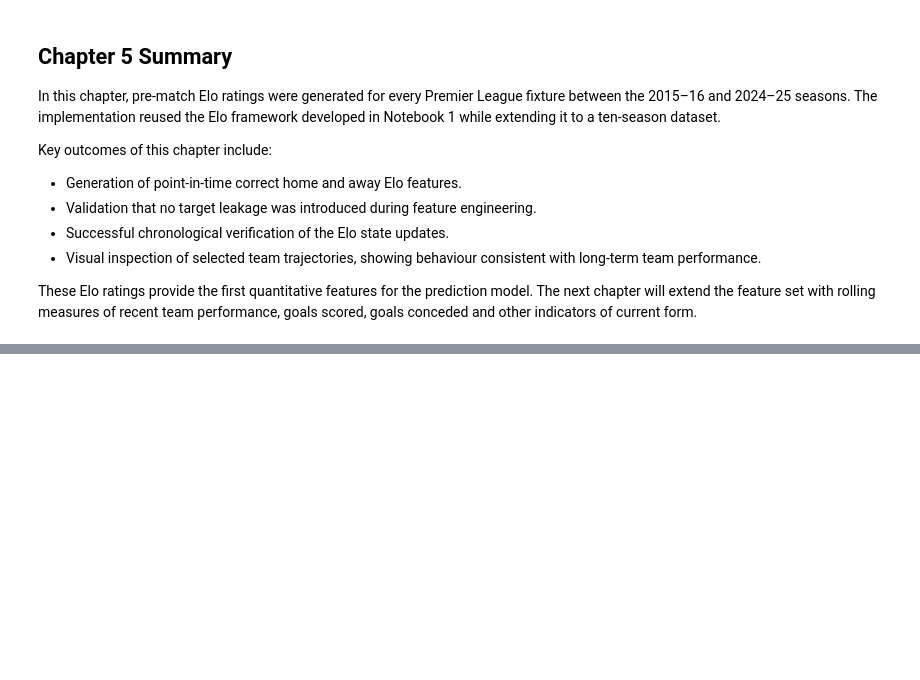
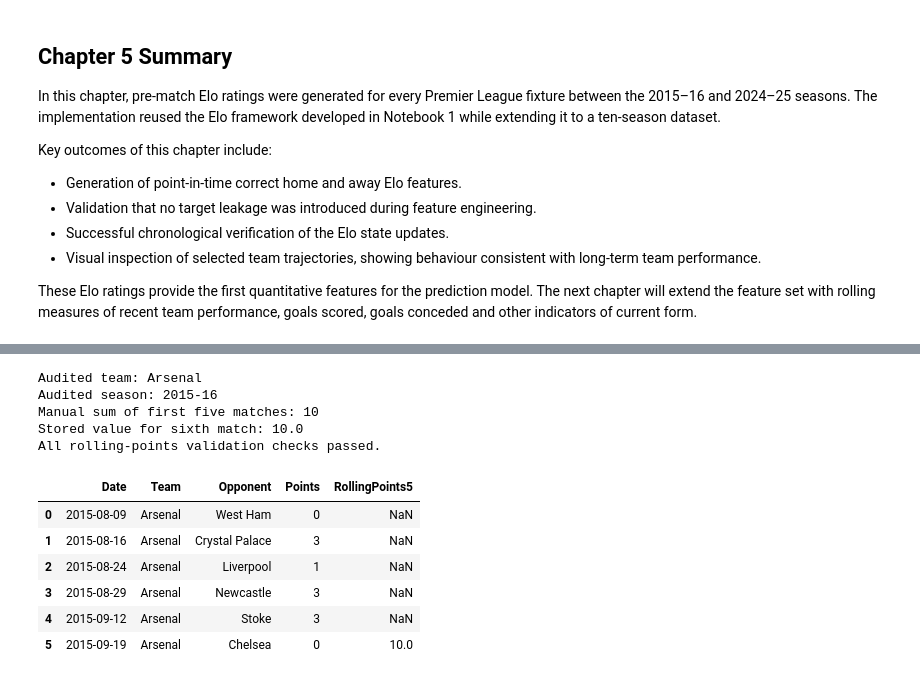
Before and after one commit to kieranforkan/premier-league-probability-engine, a Jupyter notebook: notebooks/02_feature_engineering.ipynb, the cells around one changed output, grey strips where cells are left out. Cells and saved outputs as stored; diff of their text form; code cells hidden in the pictures; blank space fills up the shorter version.

```diff
--- a/notebooks/02_feature_engineering.ipynb
+++ b/notebooks/02_feature_engineering.ipynb
@@ -904,0 +1230,78 @@ These Elo ratings provide the first quantitative features for the prediction mod
+# %%
+# Number each fixture within its team-season
+team_season_match_number = (
+    team_history
+    .groupby(["Team", "Season"])
+    .cumcount()
+    .add(1)
+)
+
+# The first five fixtures should not have a complete rolling window
+assert team_history.loc[
+    team_season_match_number <= 5,
+    "RollingPoints5",
+].isna().all()
+
+# Every fixture after the first five should have a value
+assert team_history.loc[
+    team_season_match_number > 5,
+    "RollingPoints5",
+].notna().all()
+
+# Every complete rolling-points value must be between 0 and 15
+complete_rolling_points = team_history["RollingPoints5"].dropna()
+
+assert complete_rolling_points.between(0, 15).all()
+
+
+# Select the first available team-season for a manual audit
+audit_team, audit_season = (
+    team_history
+    .groupby(["Team", "Season"])
+    .size()
+    .loc[lambda counts: counts >= 6]
+    .index[0]
+)
+
+audit = (
+    team_history[
+        (team_history["Team"] == audit_team)
+        & (team_history["Season"] == audit_season)
+    ]
+    .head(6)
+    .copy()
+)
+
+manual_total = audit["Points"].iloc[:5].sum()
+stored_total = audit["RollingPoints5"].iloc[5]
+
+assert np.isclose(manual_total, stored_total)
+
+print(f"Audited team: {audit_team}")
+print(f"Audited season: {audit_season}")
+print(f"Manual sum of first five matches: {manual_total}")
+print(f"Stored value for sixth match: {stored_total}")
+print("All rolling-points validation checks passed.")
+
+audit[
+    [
+        "Date",
+        "Team",
+        "Opponent",
+        "Points",
+        "RollingPoints5",
+    ]
+]
+# %% [output]
+Audited team: Arsenal
+Audited season: 2015-16
+Manual sum of first five matches: 10
+Stored value for sixth match: 10.0
+All rolling-points validation checks passed.
+|  | Date | Team | Opponent | Points | RollingPoints5 |
+| 0 | 2015-08-09 | Arsenal | West Ham | 0 | NaN |
+| 1 | 2015-08-16 | Arsenal | Crystal Palace | 3 | NaN |
+| 2 | 2015-08-24 | Arsenal | Liverpool | 1 | NaN |
+| 3 | 2015-08-29 | Arsenal | Newcastle | 3 | NaN |
+| 4 | 2015-09-12 | Arsenal | Stoke | 3 | NaN |
+| 5 | 2015-09-19 | Arsenal | Chelsea | 0 | 10.0 |
```
Also changed, not shown: parts of 15 cells of this notebook.
